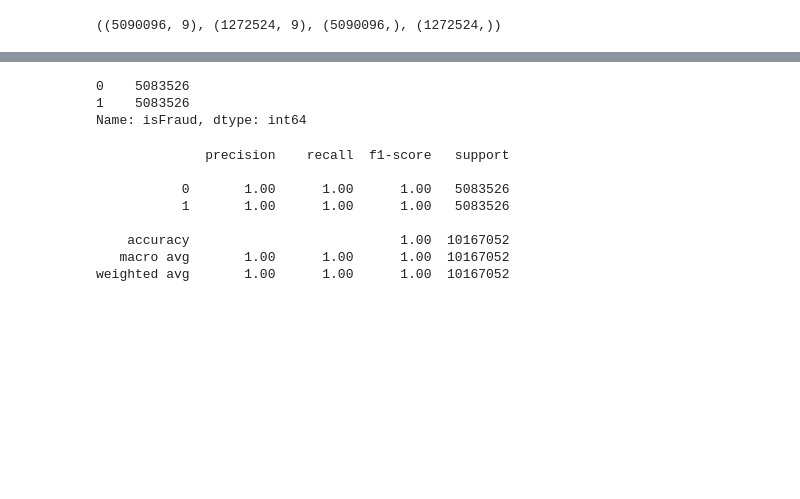
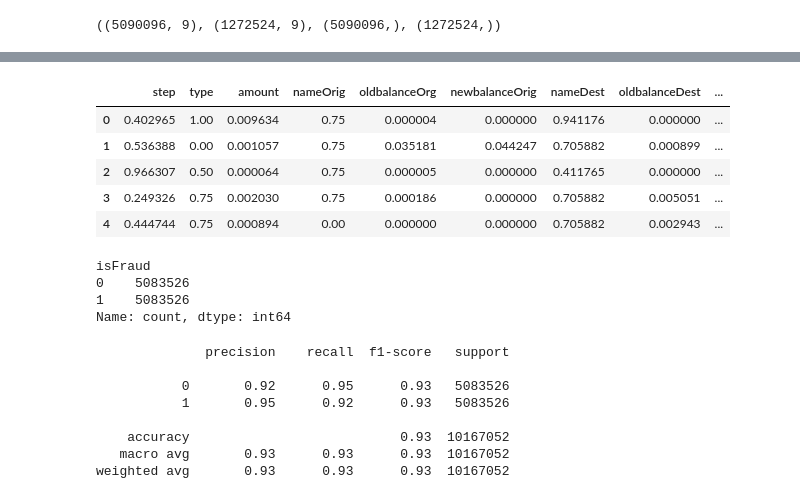
Before and after one commit to omdgit/machine-learning-imbalanced-data, a Jupyter notebook: omd/kaggle_fraud.ipynb, the cells around one changed output, grey strips where cells are left out. Saved outputs shown, nothing was run; the diff lists cells and outputs as text; code cells hidden in the pictures; blank space fills up the shorter version.

```diff
--- a/omd/kaggle_fraud.ipynb
+++ b/omd/kaggle_fraud.ipynb
@@ -497,5 +513,8 @@ X_train.head()
+# %%
+def to_dataframe(X):
+    return pd.DataFrame(X, columns=columns_to_scale)
 # %%
-fraud_pipeline = Pipeline([
+pipe = Pipeline([
 
     # transform Origname and Destname to less granular features
    ('orig_dest_transformation', FunctionTransformer(preprocessing)),
@@ -505,10 +524,10 @@ fraud_pipeline = Pipeline([
                                              variables=['type', 'nameOrig', 'nameDest'])),
 
     # scale specific variables
-    ('scaler', ColumnTransformer([
-        ('min_max_scaler', MinMaxScaler(), ['variable1', 'variable2', ...])  # Specify numerical variables to scale here
-    ], remainder='passthrough')),
+    ('scaler', MinMaxScaler()),
 
-    # Extreme Gradiant Boosting model
-    # ('model', XGBClassifier(n_jobs=-1, random_state=42))
+    # transform to dataframe again with original feature order preserved
+    ('to_dataframe', FunctionTransformer(to_dataframe)),
 ])
+# %%
+pipe.fit(X_train, y_train)
@@ -515,3 +542,15 @@ fraud_pipeline = Pipeline([
+# %%
+X_train = pipe.transform(X_train)
+X_test = pipe.transform(X_test)
+# %%
+X_test.head()
+# %% [output]
+|  | step | type | amount | nameOrig | oldbalanceOrg | newbalanceOrig | nameDest | oldbalanceDest | ... |
+| 0 | 0.402965 | 1.00 | 0.009634 | 0.75 | 0.000004 | 0.000000 | 0.941176 | 0.000000 | ... |
+| 1 | 0.536388 | 0.00 | 0.001057 | 0.75 | 0.035181 | 0.044247 | 0.705882 | 0.000899 | ... |
+| 2 | 0.966307 | 0.50 | 0.000064 | 0.75 | 0.000005 | 0.000000 | 0.411765 | 0.000000 | ... |
+| 3 | 0.249326 | 0.75 | 0.002030 | 0.75 | 0.000186 | 0.000000 | 0.705882 | 0.005051 | ... |
+| 4 | 0.444744 | 0.75 | 0.000894 | 0.00 | 0.000000 | 0.000000 | 0.705882 | 0.002943 | ... |
 # %%
 sm = SMOTE(
     sampling_strategy='auto',  # samples only the minority class
@@ -524,22 +563,24 @@ X_res, y_res = sm.fit_resample(X_train, y_train)
 # %%
-y_res.value_counts()
+y_train_res.value_counts()
 # %% [output]
+isFraud
 0    5083526
 1    5083526
-Name: isFraud, dtype: int64
+Name: count, dtype: int64
 # %%
-model = XGBClassifier(n_jobs=-1, random_state=42)
-model.fit(X_res, y_res)
-print(metrics.classification_report(y_res, model.predict(X_res)))
+# model = XGBClassifier(n_jobs=-1, random_state=42)
+model = LogisticRegression(max_iter=1000)
+model.fit(X_train_res, y_train_res)
+print(metrics.classification_report(y_train_res, model.predict(X_train_res)))
 # %% [output]
               precision    recall  f1-score   support
 
-           0       1.00      1.00      1.00   5083526
-           1       1.00      1.00      1.00   5083526
+           0       0.92      0.95      0.93   5083526
+           1       0.95      0.92      0.93   5083526
 
-    accuracy                           1.00  10167052
-   macro avg       1.00      1.00      1.00  10167052
-weighted avg       1.00      1.00      1.00  10167052
+    accuracy                           0.93  10167052
+   macro avg       0.93      0.93      0.93  10167052
+weighted avg       0.93      0.93      0.93  10167052
 # %%
 print(metrics.classification_report(y_test, model.predict(X_test)))
 # %% [output]
```
Also changed, not shown: parts of 23 cells of this notebook.
